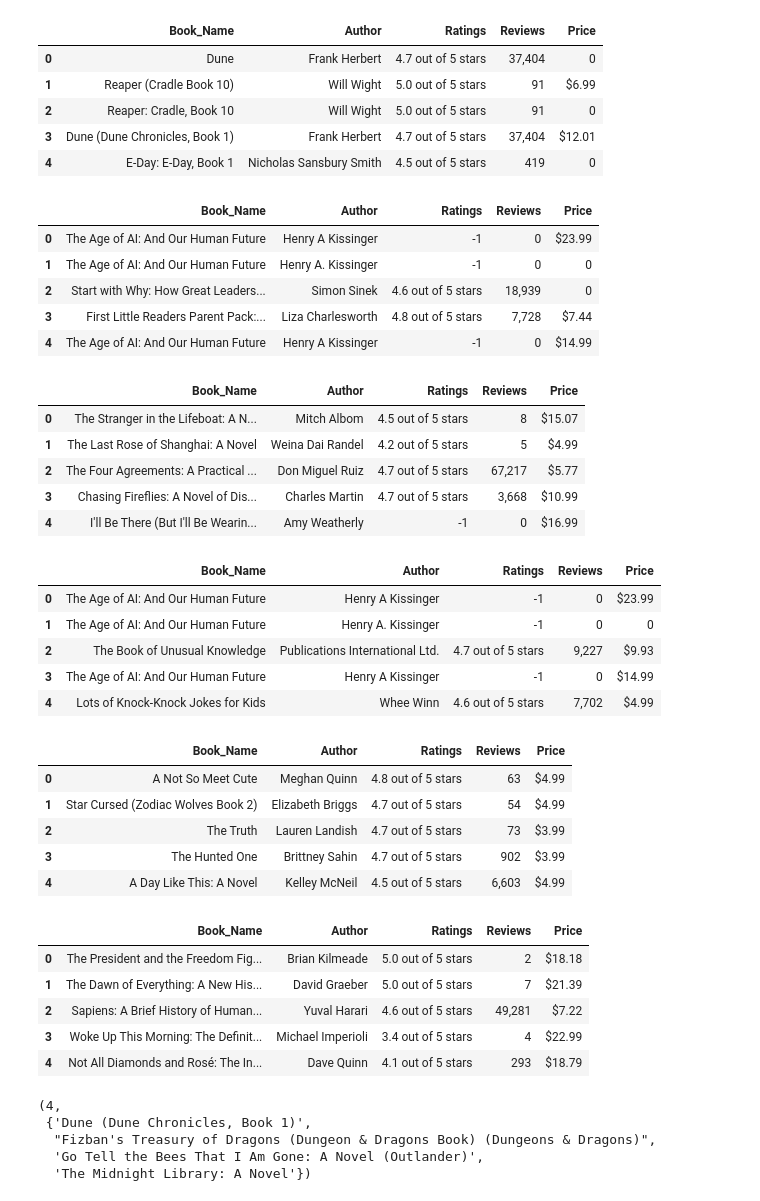
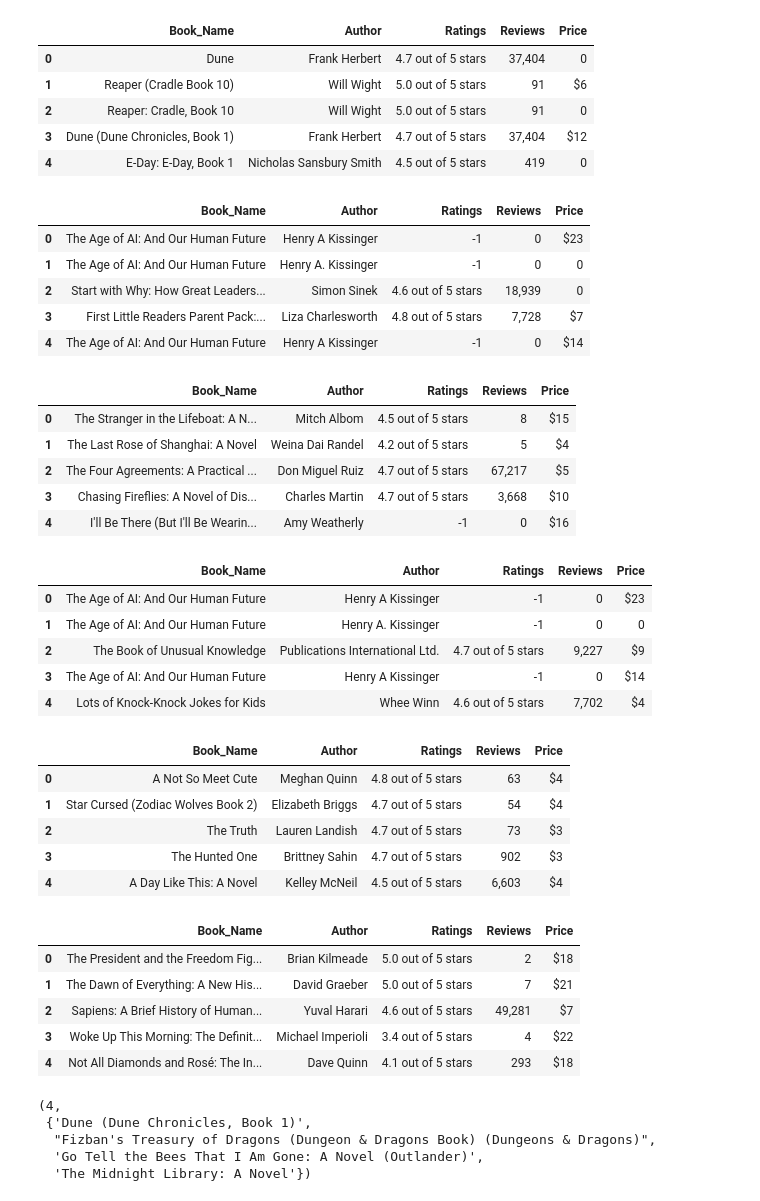
Before and after one commit to drisAloma/Hamoye, a Jupyter notebook: Data_curation_project.ipynb, the cells around one changed output. Drawn from its saved outputs; the diff is of its cells as text; code cells hidden in the pictures.

```diff
--- a/Data_curation_project.ipynb
+++ b/Data_curation_project.ipynb
@@ -115,74 +117,80 @@ best_sellers_AB.head()
 #Science, Fiction & Fantasy
 # %%
 best_sellers_SFF = pd.read_csv("science_fiction_fantasy.csv")
+best_sellers_SFF['Price'] = best_sellers_SFF['Price'].apply(lambda x: x.split('.')[0])
 best_sellers_SFF.head()
 # %% [output]
 |  | Book_Name | Author | Ratings | Reviews | Price |
 | 0 | Dune | Frank Herbert | 4.7 out of 5 stars | 37,404 | 0 |
-| 1 | Reaper (Cradle Book 10) | Will Wight | 5.0 out of 5 stars | 91 | $6.99 |
+| 1 | Reaper (Cradle Book 10) | Will Wight | 5.0 out of 5 stars | 91 | $6 |
 | 2 | Reaper: Cradle, Book 10 | Will Wight | 5.0 out of 5 stars | 91 | 0 |
-| 3 | Dune (Dune Chronicles, Book 1) | Frank Herbert | 4.7 out of 5 stars | 37,404 | $12.01 |
+| 3 | Dune (Dune Chronicles, Book 1) | Frank Herbert | 4.7 out of 5 stars | 37,404 | $12 |
 | 4 | E-Day: E-Day, Book 1 | Nicholas Sansbury Smith | 4.5 out of 5 stars | 419 | 0 |
 # %%
 #Computer & Technology
 # %%
 best_sellers_CT = pd.read_csv("computer_technology.csv")
+best_sellers_CT['Price'] = best_sellers_CT['Price'].apply(lambda x: x.split('.')[0])
 best_sellers_CT.head()
 # %% [output]
 |  | Book_Name | Author | Ratings | Reviews | Price |
-| 0 | The Age of AI: And Our Human Future | Henry A Kissinger | -1 | 0 | $23.99 |
+| 0 | The Age of AI: And Our Human Future | Henry A Kissinger | -1 | 0 | $23 |
 | 1 | The Age of AI: And Our Human Future | Henry A. Kissinger | -1 | 0 | 0 |
 | 2 | Start with Why: How Great Leaders... | Simon Sinek | 4.6 out of 5 stars | 18,939 | 0 |
-| 3 | First Little Readers Parent Pack:... | Liza Charlesworth | 4.8 out of 5 stars | 7,728 | $7.44 |
-| 4 | The Age of AI: And Our Human Future | Henry A Kissinger | -1 | 0 | $14.99 |
+| 3 | First Little Readers Parent Pack:... | Liza Charlesworth | 4.8 out of 5 stars | 7,728 | $7 |
+| 4 | The Age of AI: And Our Human Future | Henry A Kissinger | -1 | 0 | $14 |
 # %%
 #Religion & Spiritual
 # %%
 best_sellers_RS = pd.read_csv("religion_spiritual.csv")
+best_sellers_RS['Price'] = best_sellers_RS['Price'].apply(lambda x: x.split('.')[0])
 best_sellers_RS.head()
 # %% [output]
 |  | Book_Name | Author | Ratings | Reviews | Price |
-| 0 | The Stranger in the Lifeboat: A N... | Mitch Albom | 4.5 out of 5 stars | 8 | $15.07 |
-| 1 | The Last Rose of Shanghai: A Novel | Weina Dai Randel | 4.2 out of 5 stars | 5 | $4.99 |
-| 2 | The Four Agreements: A Practical ... | Don Miguel Ruiz | 4.7 out of 5 stars | 67,217 | $5.77 |
-| 3 | Chasing Fireflies: A Novel of Dis... | Charles Martin | 4.7 out of 5 stars | 3,668 | $10.99 |
-| 4 | I'll Be There (But I'll Be Wearin... | Amy Weatherly | -1 | 0 | $16.99 |
+| 0 | The Stranger in the Lifeboat: A N... | Mitch Albom | 4.5 out of 5 stars | 8 | $15 |
+| 1 | The Last Rose of Shanghai: A Novel | Weina Dai Randel | 4.2 out of 5 stars | 5 | $4 |
+| 2 | The Four Agreements: A Practical ... | Don Miguel Ruiz | 4.7 out of 5 stars | 67,217 | $5 |
+| 3 | Chasing Fireflies: A Novel of Dis... | Charles Martin | 4.7 out of 5 stars | 3,668 | $10 |
+| 4 | I'll Be There (But I'll Be Wearin... | Amy Weatherly | -1 | 0 | $16 |
 # %%
 #Engineering & Transportation
 # %%
 best_sellers_ET = pd.read_csv("engineering_transportation.csv")
+best_sellers_ET['Price'] = best_sellers_ET['Price'].apply(lambda x: x.split('.')[0])
 best_sellers_ET.head()
 # %% [output]
 |  | Book_Name | Author | Ratings | Reviews | Price |
-| 0 | The Age of AI: And Our Human Future | Henry A Kissinger | -1 | 0 | $23.99 |
+| 0 | The Age of AI: And Our Human Future | Henry A Kissinger | -1 | 0 | $23 |
 | 1 | The Age of AI: And Our Human Future | Henry A. Kissinger | -1 | 0 | 0 |
-| 2 | The Book of Unusual Knowledge | Publications International Ltd. | 4.7 out of 5 stars | 9,227 | $9.93 |
-| 3 | The Age of AI: And Our Human Future | Henry A Kissinger | -1 | 0 | $14.99 |
-| 4 | Lots of Knock-Knock Jokes for Kids | Whee Winn | 4.6 out of 5 stars | 7,702 | $4.99 |
+| 2 | The Book of Unusual Knowledge | Publications International Ltd. | 4.7 out of 5 stars | 9,227 | $9 |
+| 3 | The Age of AI: And Our Human Future | Henry A Kissinger | -1 | 0 | $14 |
+| 4 | Lots of Knock-Knock Jokes for Kids | Whee Winn | 4.6 out of 5 stars | 7,702 | $4 |
 # %%
 #Romance
 # %%
 best_sellers_RM = pd.read_csv("romance.csv")
+best_sellers_RM['Price'] = best_sellers_RM['Price'].apply(lambda x: x.split('.')[0])
 best_sellers_RM.head()
 # %% [output]
 |  | Book_Name | Author | Ratings | Reviews | Price |
-| 0 | A Not So Meet Cute | Meghan Quinn | 4.8 out of 5 stars | 63 | $4.99 |
-| 1 | Star Cursed (Zodiac Wolves Book 2) | Elizabeth Briggs | 4.7 out of 5 stars | 54 | $4.99 |
-| 2 | The Truth | Lauren Landish | 4.7 out of 5 stars | 73 | $3.99 |
-| 3 | The Hunted One | Brittney Sahin | 4.7 out of 5 stars | 902 | $3.99 |
-| 4 | A Day Like This: A Novel | Kelley McNeil | 4.5 out of 5 stars | 6,603 | $4.99 |
+| 0 | A Not So Meet Cute | Meghan Quinn | 4.8 out of 5 stars | 63 | $4 |
+| 1 | Star Cursed (Zodiac Wolves Book 2) | Elizabeth Briggs | 4.7 out of 5 stars | 54 | $4 |
+| 2 | The Truth | Lauren Landish | 4.7 out of 5 stars | 73 | $3 |
+| 3 | The Hunted One | Brittney Sahin | 4.7 out of 5 stars | 902 | $3 |
+| 4 | A Day Like This: A Novel | Kelley McNeil | 4.5 out of 5 stars | 6,603 | $4 |
 # %%
 #History
 # %%
 best_sellers_HT = pd.read_csv("history.csv")
+best_sellers_HT['Price'] = best_sellers_HT['Price'].apply(lambda x: x.split('.')[0])
 best_sellers_HT.head()
 # %% [output]
 |  | Book_Name | Author | Ratings | Reviews | Price |
-| 0 | The President and the Freedom Fig... | Brian Kilmeade | 5.0 out of 5 stars | 2 | $18.18 |
-| 1 | The Dawn of Everything: A New His... | David Graeber | 5.0 out of 5 stars | 7 | $21.39 |
-| 2 | Sapiens: A Brief History of Human... | Yuval Harari | 4.6 out of 5 stars | 49,281 | $7.22 |
-| 3 | Woke Up This Morning: The Definit... | Michael Imperioli | 3.4 out of 5 stars | 4 | $22.99 |
-| 4 | Not All Diamonds and Rosé: The In... | Dave Quinn | 4.1 out of 5 stars | 293 | $18.79 |
+| 0 | The President and the Freedom Fig... | Brian Kilmeade | 5.0 out of 5 stars | 2 | $18 |
+| 1 | The Dawn of Everything: A New His... | David Graeber | 5.0 out of 5 stars | 7 | $21 |
+| 2 | Sapiens: A Brief History of Human... | Yuval Harari | 4.6 out of 5 stars | 49,281 | $7 |
+| 3 | Woke Up This Morning: The Definit... | Michael Imperioli | 3.4 out of 5 stars | 4 | $22 |
+| 4 | Not All Diamonds and Rosé: The In... | Dave Quinn | 4.1 out of 5 stars | 293 | $18 |
 # %%
 # Comparing best sellers from each category with
 # best sellers in All books available to sale
```
Also changed, not shown: parts of 2 cells of this notebook.
